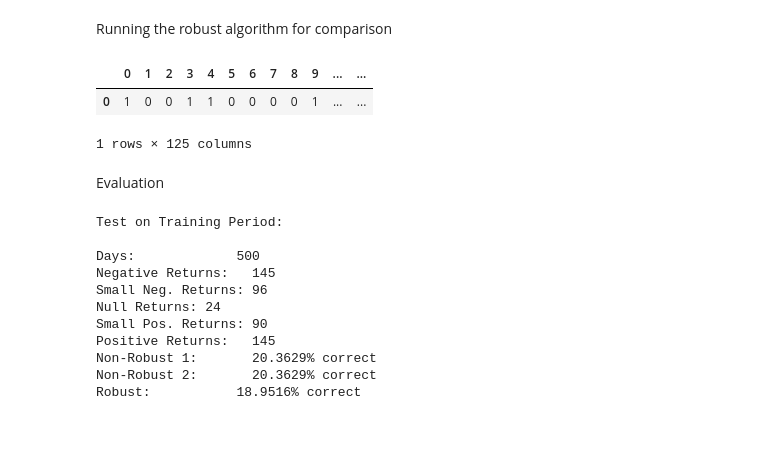
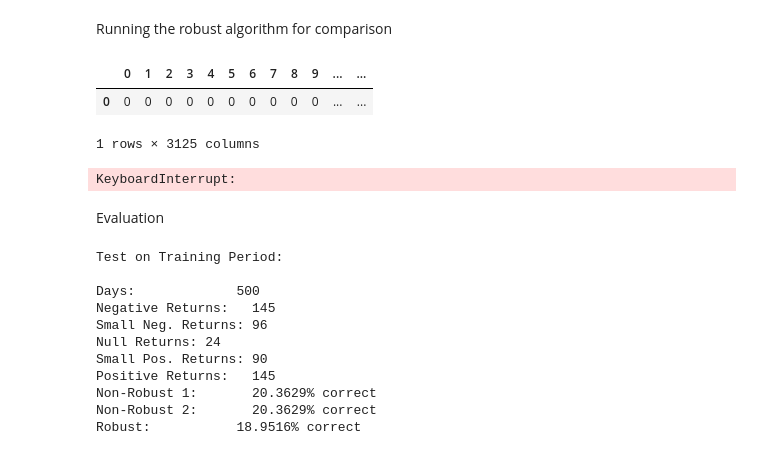
Before and after one commit to CecileDecker/Q_learning, a Jupyter notebook: Pub_StockInvesting.ipynb, the cells around one changed output. Saved outputs shown, nothing was run; the diff lists cells and outputs as text; code cells hidden in the pictures.

```diff
--- a/Pub_StockInvesting.ipynb
+++ b/Pub_StockInvesting.ipynb
@@ -395,15 +342,35 @@ df2
 # %% [markdown]
 Running the robust algorithm for comparison
+# %%
+Nr_iter = 10_000
+Q_opt_robust, V = robust_q_learning_v2(X, A, r, np.array([P1, P2, P3]), np.array([p1, p2, p3]), alpha, x_0, k_0, eps_greedy, Nr_iter, gamma_t_tilde = lambda t: 1/(t+1), Q_0 = np.ones([len(X),len(A)]))
+
+# Get the result of the Q-Learning algorithm,
+# Get the optimal results for each x in X
+def a_opt(t, Q_opt):
+    return A[np.argmax(Q_opt[x_index(t),:])]
+
+df_rob = pd.DataFrame(np.array([[a_opt(x, Q_opt_robust) for x in X]]))
+#df.columns = ['-2', '-1', '0', '1', '2']
+df_rob
+# %% [output]
+|  | 0 | 1 | 2 | 3 | 4 | 5 | 6 | 7 | 8 | 9 | ... | ... |
+| 0 | 0 | 0 | 0 | 0 | 0 | 0 | 0 | 0 | 0 | 0 | ... | ... |
+1 rows × 3125 columns
 # %%
 Nr_iter = 1_000_000
-Q_opt_robust, V = robust_q_learning_v2(X, A, r, np.array([P1, P2, P3, P_worse]), np.array([p1, p2, p3, p_worse]), alpha, x_0, k_0, eps_greedy, Nr_iter, gamma_t_tilde = lambda t: 1/(t+1), Q_0 = np.ones([len(X),len(A)]))
+Q_opt_robust, V = robust_q_learning_v2(X, A, r, np.array([P1, P2, P3]), np.array([p1, p2, p3]), alpha, x_0, k_0, eps_greedy, Nr_iter, gamma_t_tilde = lambda t: 1/(t+1), Q_0 = np.ones([len(X),len(A)]))
+
+# Get the result of the Q-Learning algorithm,
+# Get the optimal results for each x in X
+def a_opt(t, Q_opt):
+    return A[np.argmax(Q_opt[x_index(t),:])]
+
 df_rob = pd.DataFrame(np.array([[a_opt(x, Q_opt_robust) for x in X]]))
 #df.columns = ['-2', '-1', '0', '1', '2']
 df_rob
 # %% [output]
-|  | 0 | 1 | 2 | 3 | 4 | 5 | 6 | 7 | 8 | 9 | ... | ... |
-| 0 | 1 | 0 | 0 | 1 | 1 | 0 | 0 | 0 | 0 | 1 | ... | ... |
-1 rows × 125 columns
+KeyboardInterrupt:
 # %% [markdown]
 Evaluation
 # %%
```
Also changed, not shown: parts of 8 cells of this notebook, 1 other file.
